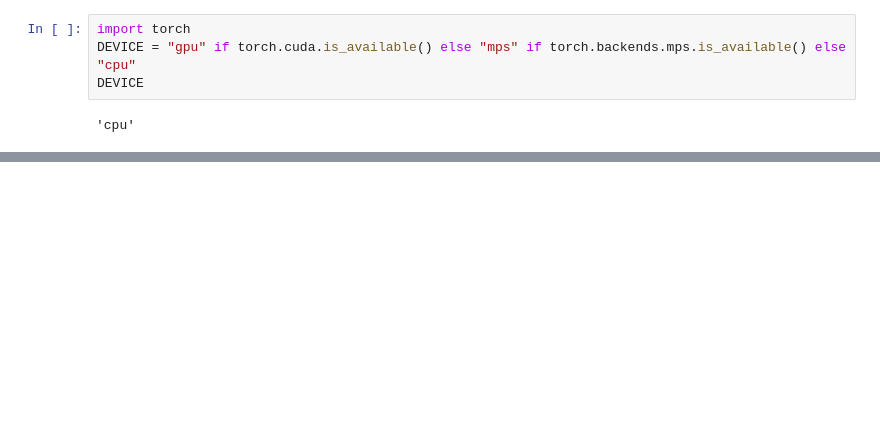
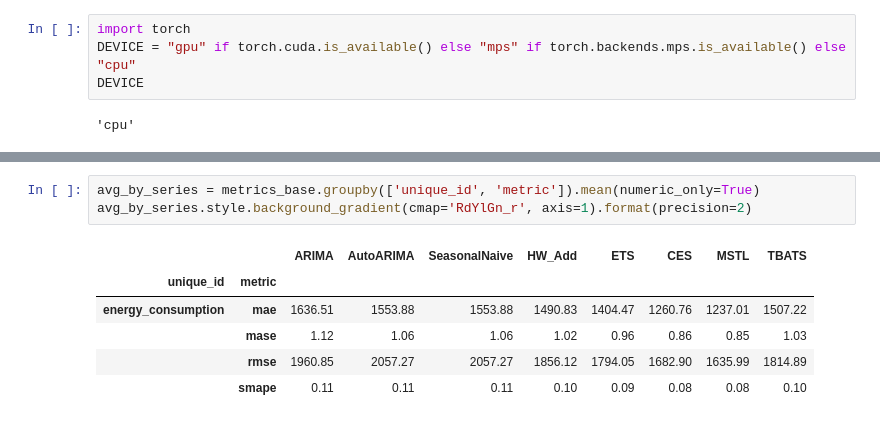
Before and after one commit to tvsmsa/melekhin-time-series, a Jupyter notebook: task_4_timeseries.ipynb, the cells around one changed output, grey strips where cells are left out. Cells and saved outputs as stored; diff of their text form; blank space fills up the shorter version.

```diff
--- a/task_4_timeseries.ipynb
+++ b/task_4_timeseries.ipynb
@@ -485,0 +465,10 @@ INFO:pytorch_lightning.utilities.rank_zero:TPU available: False, using: 0 TPU co
+# %%
+avg_by_series = metrics_base.groupby(['unique_id', 'metric']).mean(numeric_only=True)
+avg_by_series.style.background_gradient(cmap='RdYlGn_r', axis=1).format(precision=2)
+# %% [output]
+|  |  | ARIMA | AutoARIMA | SeasonalNaive | HW_Add | ETS | CES | MSTL | TBATS |
+| unique_id | metric |  |  |  |  |  |  |  |  |
+| energy_consumption | mae | 1636.51 | 1553.88 | 1553.88 | 1490.83 | 1404.47 | 1260.76 | 1237.01 | 1507.22 |
+|  | mase | 1.12 | 1.06 | 1.06 | 1.02 | 0.96 | 0.86 | 0.85 | 1.03 |
+|  | rmse | 1960.85 | 2057.27 | 2057.27 | 1856.12 | 1794.05 | 1682.90 | 1635.99 | 1814.89 |
+|  | smape | 0.11 | 0.11 | 0.11 | 0.10 | 0.09 | 0.08 | 0.08 | 0.10 |
```
Also changed, not shown: parts of 8 cells of this notebook, 6 other files.
